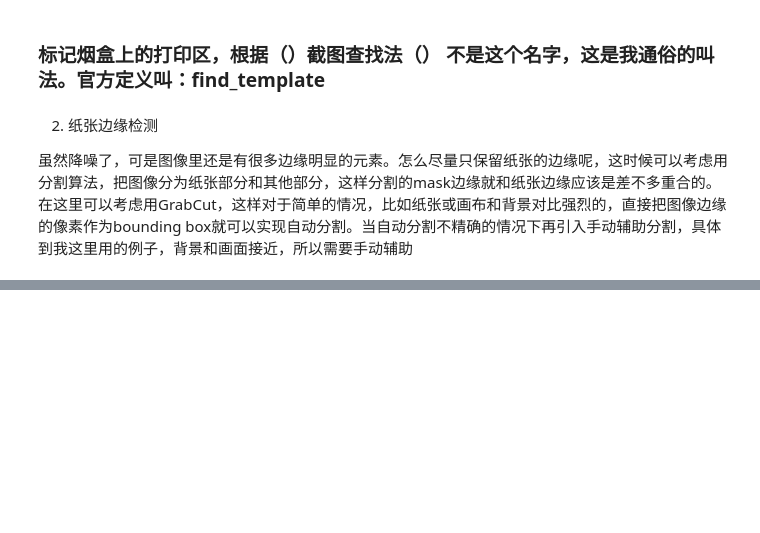
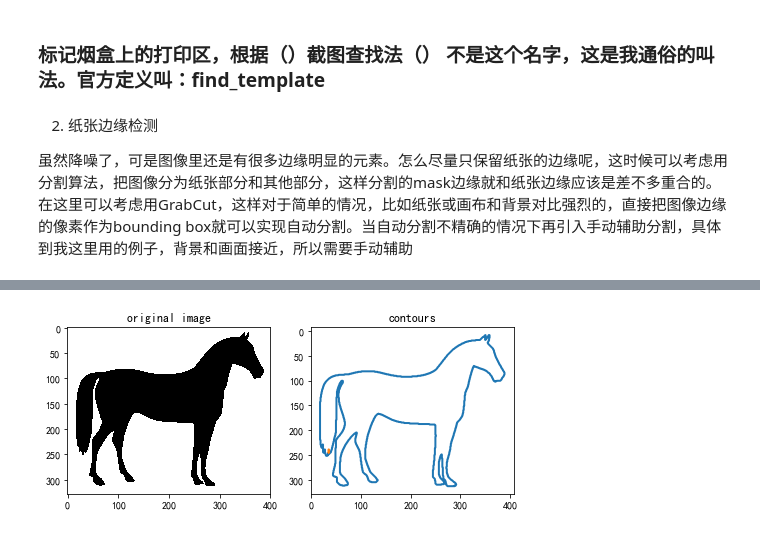
Before and after one commit to zdxpan/RdataCode, a Jupyter notebook: 打印区图像识别.ipynb, the cells around one changed output, grey strips where cells are left out. Saved outputs shown, nothing was run; the diff lists cells and outputs as text; code cells hidden in the pictures; blank space fills up the shorter version.

```diff
--- a/打印区图像识别.ipynb
+++ b/打印区图像识别.ipynb
@@ -185,0 +230,25 @@ for c in cnts:
+# %%
+import matplotlib.pyplot as plt
+from skimage import measure,data,color
+
+#生成二值测试图像
+img=color.rgb2gray(data.horse())
+
+#检测所有图形的轮廓
+contours = measure.find_contours(img, 0.5)
+
+#绘制轮廓
+fig, axes = plt.subplots(1,2,figsize=(8,8))
+ax0, ax1= axes.ravel()
+ax0.imshow(img,plt.cm.gray)
+ax0.set_title('original image')
+
+rows,cols=img.shape
+ax1.axis([0,rows,cols,0])
+for n, contour in enumerate(contours):
+    ax1.plot(contour[:, 1], contour[:, 0], linewidth=2)
+ax1.axis('image')
+ax1.set_title('contours')
+plt.show()
+# %% [output]
+[figure, added]
```
Also changed, not shown: parts of 33 cells of this notebook.
